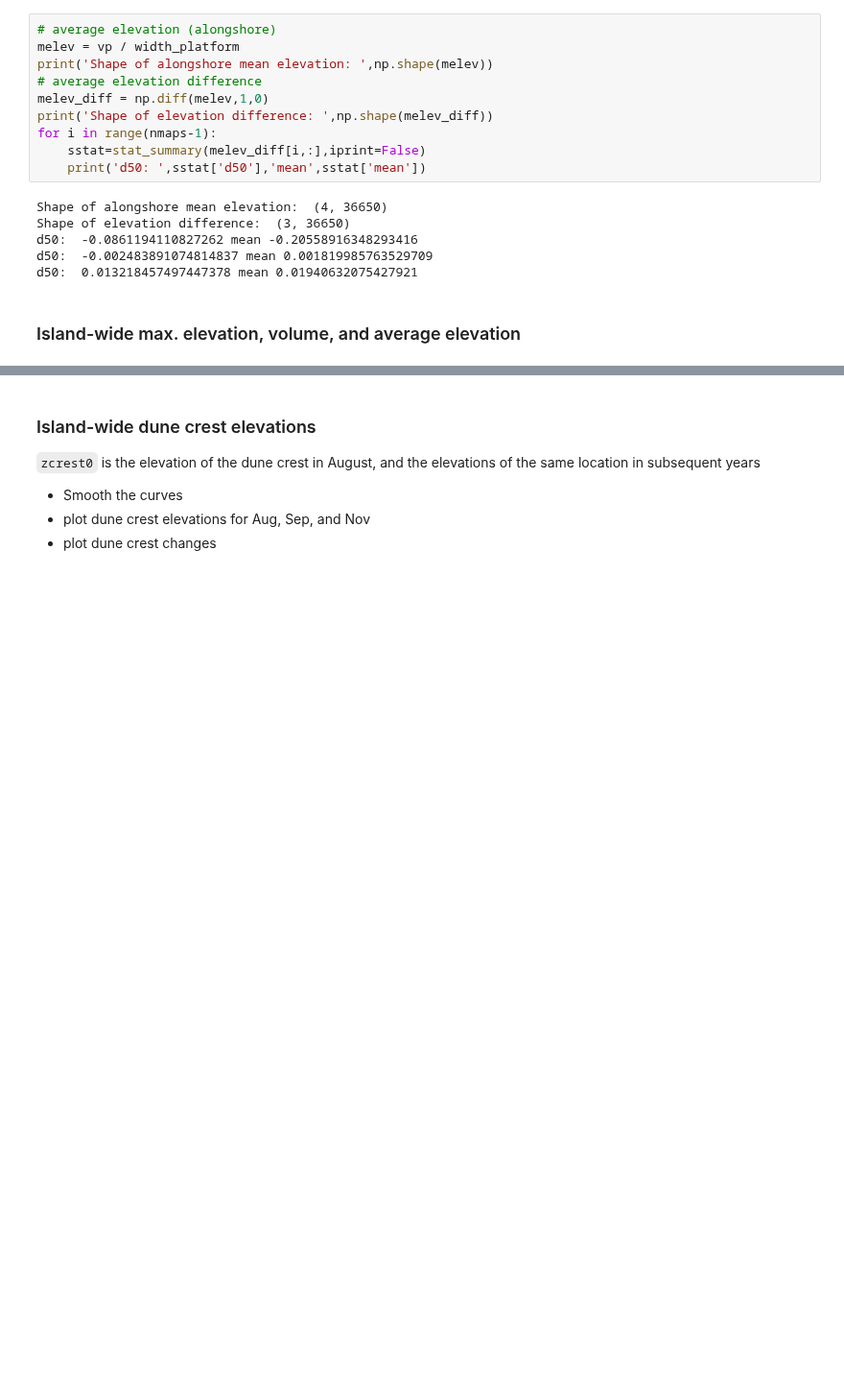
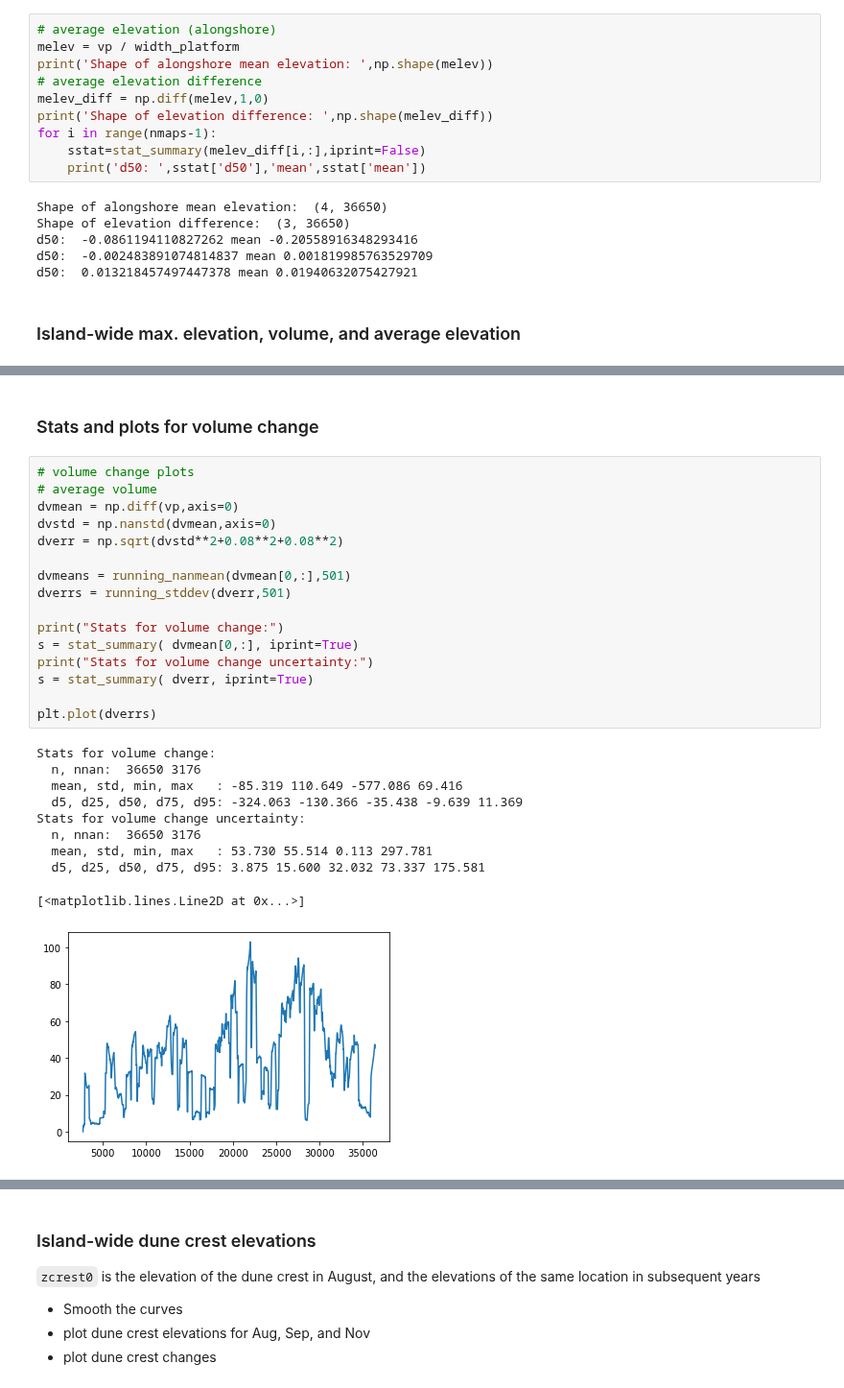
Before and after one commit to csherwood-usgs/CoreBx, a Jupyter notebook: Process_CoreBx_island_v5.ipynb, the cells around one changed output, grey strips where cells are left out. Shown at 96% size. Cells and saved outputs as stored; diff of their text form; blank space fills up the shorter version.

```diff
--- a/Process_CoreBx_island_v5.ipynb
+++ b/Process_CoreBx_island_v5.ipynb
@@ -564,0 +617,29 @@ plt.savefig(fig_name,bbox_inches='tight', format='png', dpi = 200)
+# %% [markdown]
+### Stats and plots for volume change
+# %%
+# volume change plots
+# average volume
+dvmean = np.diff(vp,axis=0)
+dvstd = np.nanstd(dvmean,axis=0)
+dverr = np.sqrt(dvstd**2+0.08**2+0.08**2)
+
+dvmeans = running_nanmean(dvmean[0,:],501)
+dverrs = running_stddev(dverr,501)
+
+print("Stats for volume change:")
+s = stat_summary( dvmean[0,:], iprint=True)
+print("Stats for volume change uncertainty:")
+s = stat_summary( dverr, iprint=True)
+
+plt.plot(dverrs)
+# %% [output]
+Stats for volume change:
+  n, nnan:  36650 3176
+  mean, std, min, max   : -85.319 110.649 -577.086 69.416
+  d5, d25, d50, d75, d95: -324.063 -130.366 -35.438 -9.639 11.369
+Stats for volume change uncertainty:
+  n, nnan:  36650 3176
+  mean, std, min, max   : 53.730 55.514 0.113 297.781
+  d5, d25, d50, d75, d95: 3.875 15.600 32.032 73.337 175.581
+[<matplotlib.lines.Line2D at 0x...>]
+[figure, added]
```
Also changed, not shown: parts of 45 cells of this notebook, 1 other file.
